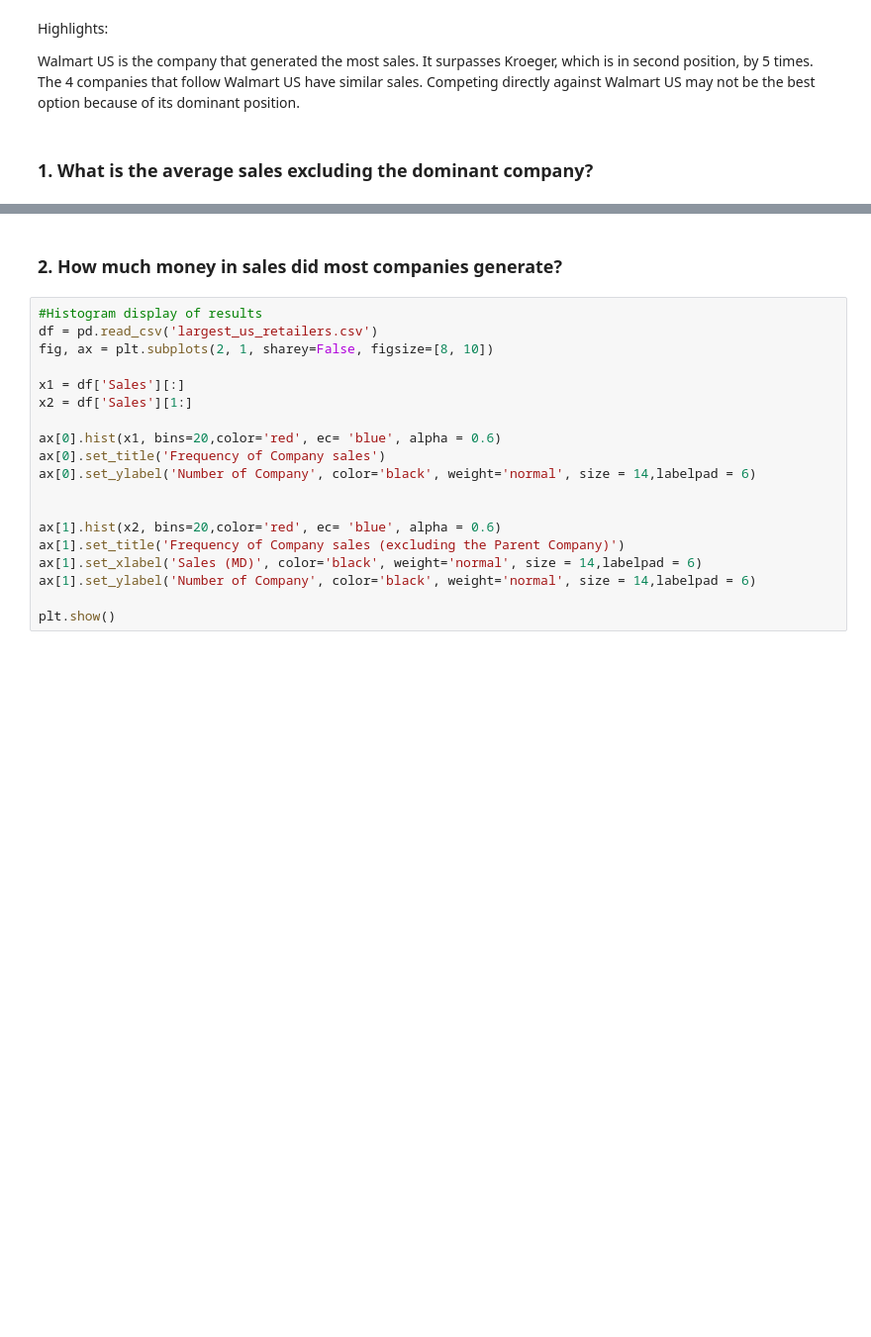
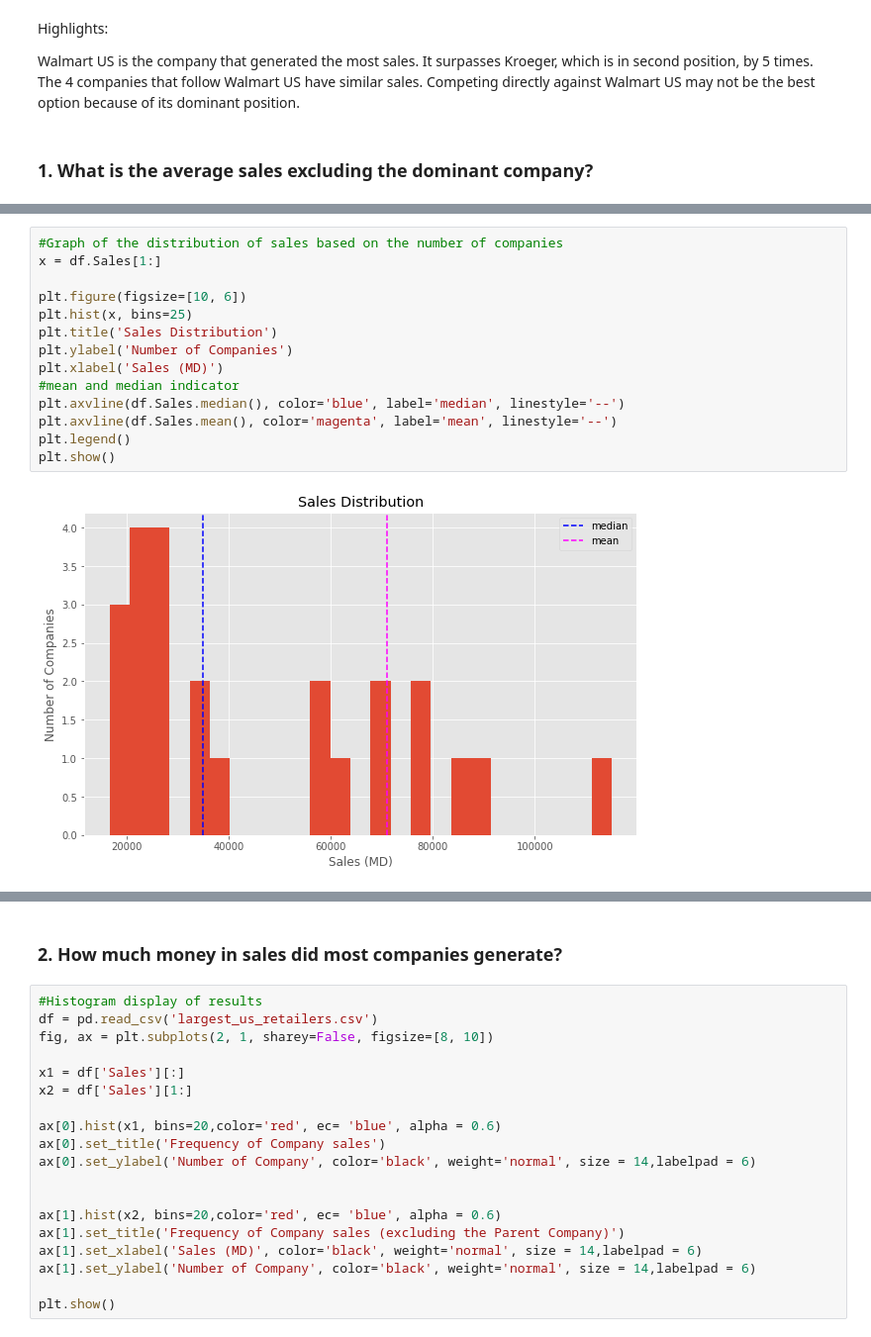
Before and after one commit to jbernalg/data_analysis_projects, a Jupyter notebook: Challenge_DataAcademy/Data_Analysis_Project.ipynb, the cells around one changed output, grey strips where cells are left out. Shown at 99% size. Saved outputs shown, nothing was run; the diff lists cells and outputs as text; blank space fills up the shorter version.

```diff
--- a/Challenge_DataAcademy/Data_Analysis_Project.ipynb
+++ b/Challenge_DataAcademy/Data_Analysis_Project.ipynb
@@ -115,0 +118,16 @@ plt.show()
+# %%
+#Graph of the distribution of sales based on the number of companies
+x = df.Sales[1:]
+
+plt.figure(figsize=[10, 6])
+plt.hist(x, bins=25)
+plt.title('Sales Distribution')
+plt.ylabel('Number of Companies')
+plt.xlabel('Sales (MD)')
+#mean and median indicator
+plt.axvline(df.Sales.median(), color='blue', label='median', linestyle='--')
+plt.axvline(df.Sales.mean(), color='magenta', label='mean', linestyle='--')
+plt.legend()
+plt.show()
+# %% [output]
+[figure, added]
```
Also changed, not shown: parts of 8 cells of this notebook.
